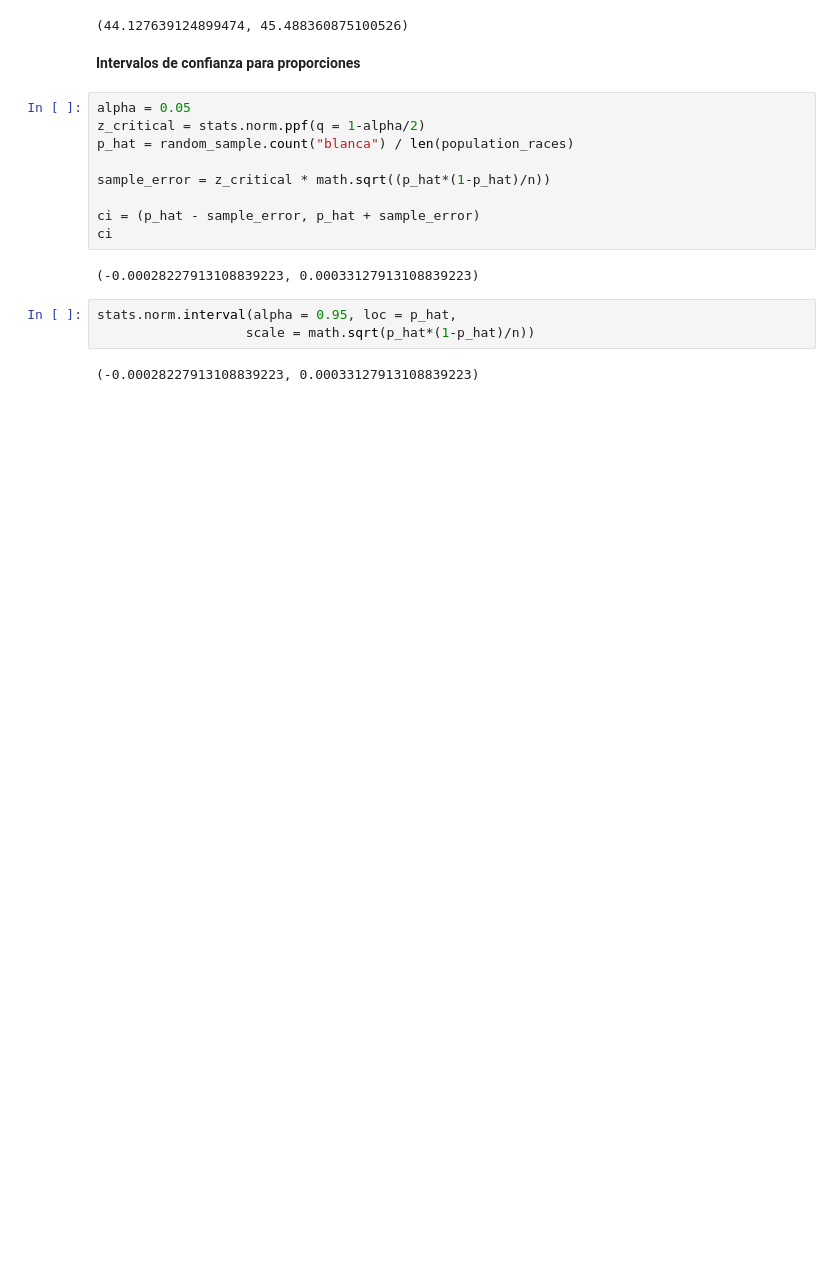
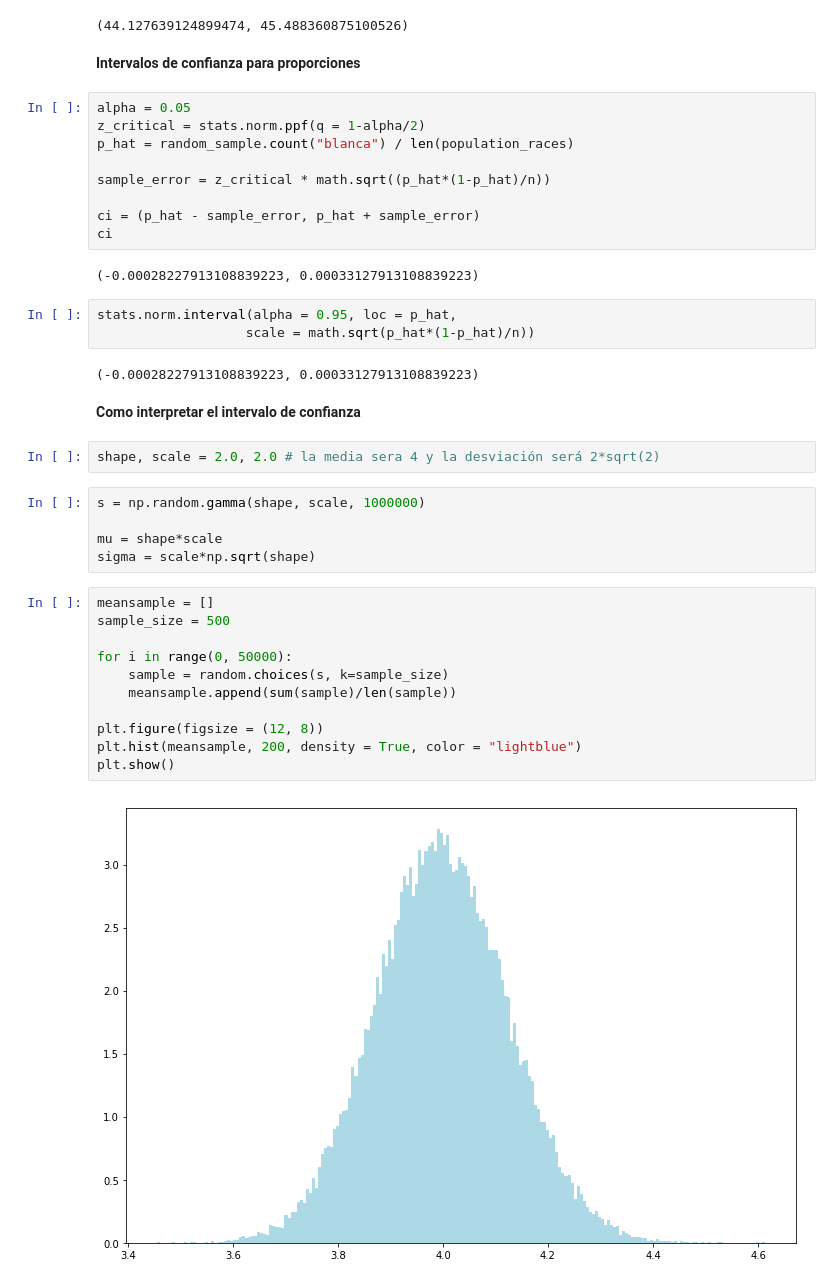
Before and after one commit to guiruha/Statistical-Inference-with-Python-R, a Jupyter notebook: Confidence_intervals.ipynb, the cells around one changed output. Cells and saved outputs as stored; diff of their text form; blank space fills up the shorter version.

```diff
--- a/Confidence_intervals.ipynb
+++ b/Confidence_intervals.ipynb
@@ -216,3 +216,25 @@ stats.norm.interval(alpha = 0.95, loc = p_hat,
                    scale = math.sqrt(p_hat*(1-p_hat)/n))
 # %% [output]
 (-0.00028227913108839223, 0.00033127913108839223)
+# %% [markdown]
+**Como interpretar el intervalo de confianza**
+# %%
+shape, scale = 2.0, 2.0 # la media sera 4 y la desviación será 2*sqrt(2)
+# %%
+s = np.random.gamma(shape, scale, 1000000)
+
+mu = shape*scale
+sigma = scale*np.sqrt(shape)
+# %%
+meansample = []
+sample_size = 500
+
+for i in range(0, 50000):
+    sample = random.choices(s, k=sample_size)
+    meansample.append(sum(sample)/len(sample))
+
+plt.figure(figsize = (12, 8))
+plt.hist(meansample, 200, density = True, color = "lightblue")
+plt.show()
+# %% [output]
+[figure, added]
```
Also changed, not shown: parts of 2 cells of this notebook, 4 other files.
